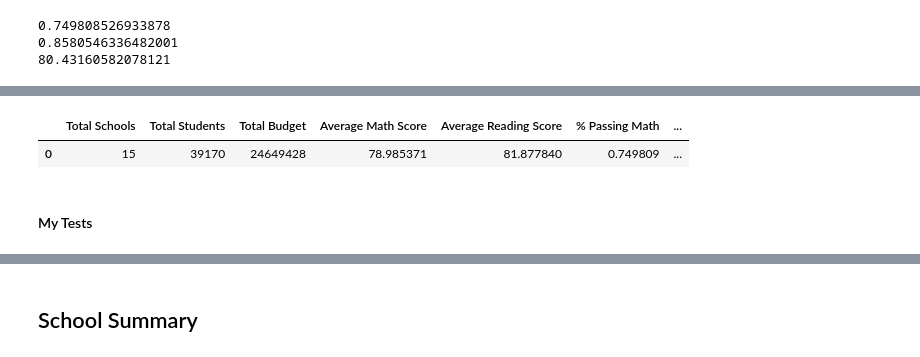
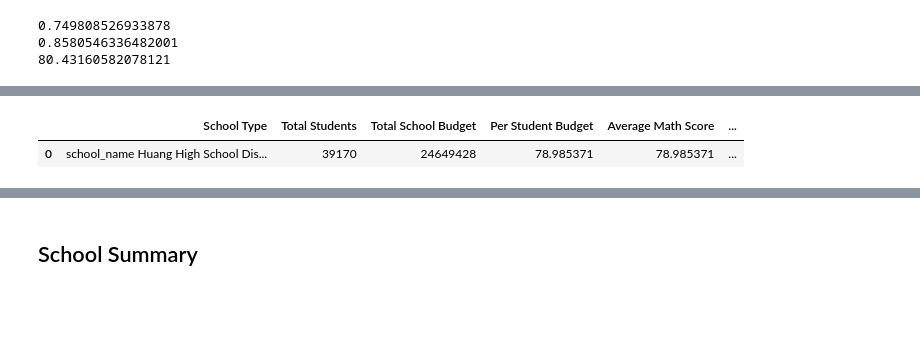
Before and after one commit to svfarago/pandas-challenge, a Jupyter notebook: main.ipynb, the cells around one changed output, grey strips where cells are left out. Drawn from its saved outputs; the diff is of its cells as text; code cells hidden in the pictures; blank space fills up the shorter version.

```diff
--- a/main.ipynb
+++ b/main.ipynb
@@ -80,7 +90,7 @@ total_budget
 24649428
 # %%
 # Calcuates average math scores for all students
-avg_math = (all_data_complete["math_score"].mean())
+avg_math = (student_data_file["math_score"].mean())
 avg_math
 # %% [output]
 78.98537145774827
@@ -111,5 +125,17 @@ print (overall_pass)
 # %%
 # Create a dataframe to hold the results
 # Note: Remap fields above to table fields (in most cases, they are the same name) and create a .pd.DataFrame called "District Summary"
-# POTATO: Total Budget is wrong and needs formatting
-# POTATO - % overall passing is incorrect from PyCitySchools example, but correct in other student examples???
+
+pd.options.display.float_format = '{:,.6f}'.format
+district_summary = pd.DataFrame({
+    "Total Schools": [total_schools],
+    "Total Students": [total_students],
+    "Total Budget": [total_budget],
+    "Average Math Score": [avg_math],
+    "Average Reading Score": [avg_reading],
+    "% Passing Math":[percent_pass_math],
+    "% Passing Reading": [percent_pass_reading],
+    "% Overall Passing": [overall_pass]
+})
+
+district_summary
@@ -115,0 +147,13 @@ print (overall_pass)
+# %%
+#  Group by schools
+#POTATO skip for now
+# Note: Use .groupby
+#school_names = school_data_complete.set_index("school_name").groupby(["school_name"])
+#school_names
+
+# School type
+school_types = school_data_file.set_index("school_name")["type"]
+school_types
+
+
+# START HERE-----------------
@@ -116,19 +178,21 @@ print (overall_pass)
 # %%
+# School SummaryCreate a dataframe to hold the results
+# Note: Remap fields above to table fields (in most cases, they are the same name) and create a .pd.DataFrame called "District Summary"
+# NOTE - similar to district table but it's BY SCHOOL - so change variable
 pd.options.display.float_format = '{:,.6f}'.format
-district_summary = pd.DataFrame({
-    "Total Schools": [total_schools],
+school_summary = pd.DataFrame({
+    "School Type": [school_types],
     "Total Students": [total_students],
-    "Total Budget": [total_budget],
+    "Total School Budget": [total_budget],
+    "Per Student Budget": [avg_math],
     "Average Math Score": [avg_math],
     "Average Reading Score": [avg_reading],
     "% Passing Math":[percent_pass_math],
     "% Passing Reading": [percent_pass_reading],
-    "% Overall Passing": [overall_pass]
+    "Overall Passing Rate": [overall_pass]
 })
 
-district_summary
+school_summary
 # %% [output]
-|  | Total Schools | Total Students | Total Budget | Average Math Score | Average Reading Score | % Passing Math | ... |
-| 0 | 15 | 39170 | 24649428 | 78.985371 | 81.877840 | 0.749809 | ... |
+|  | School Type | Total Students | Total School Budget | Per Student Budget | Average Math Score | ... |
+| 0 | school_name Huang High School Dis... | 39170 | 24649428 | 78.985371 | 78.985371 | ... |
-# %% [markdown]
-#### My Tests
```
Also changed, not shown: parts of 21 cells of this notebook, 1 other file.
